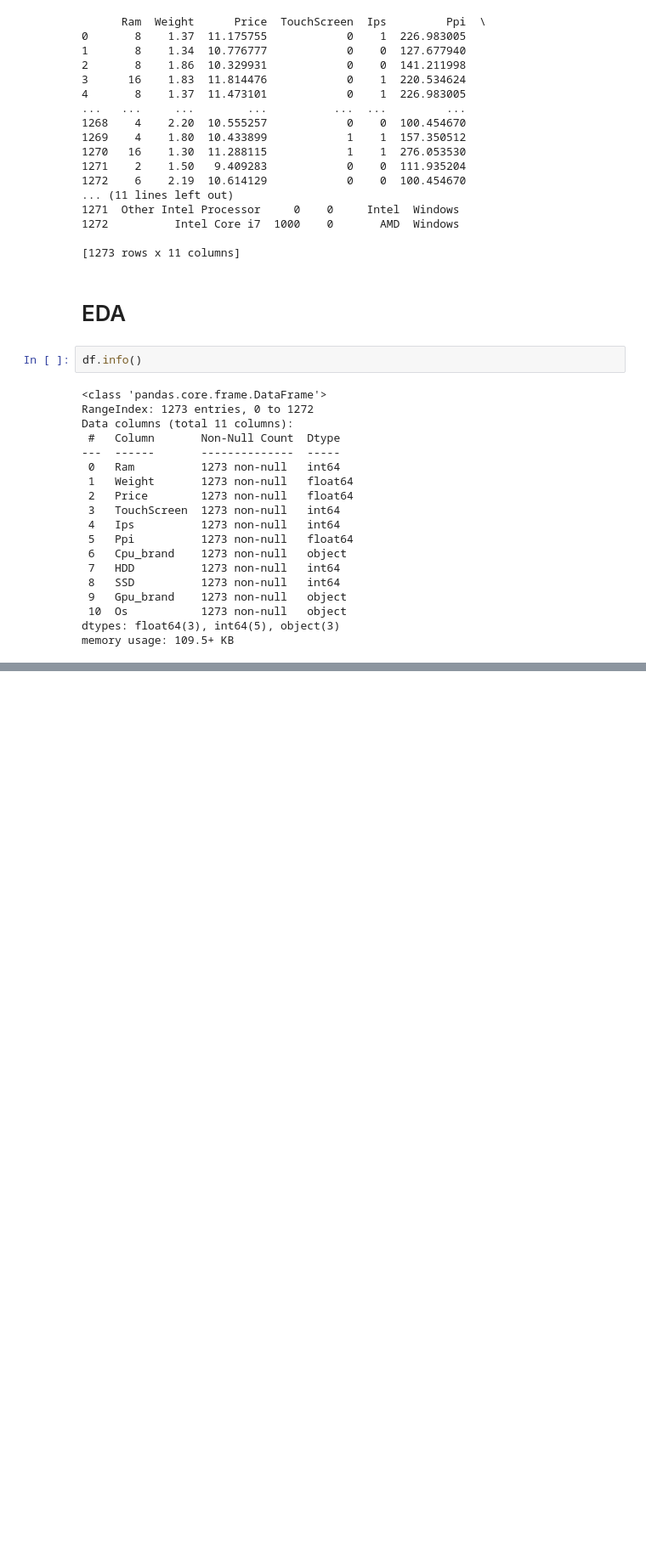
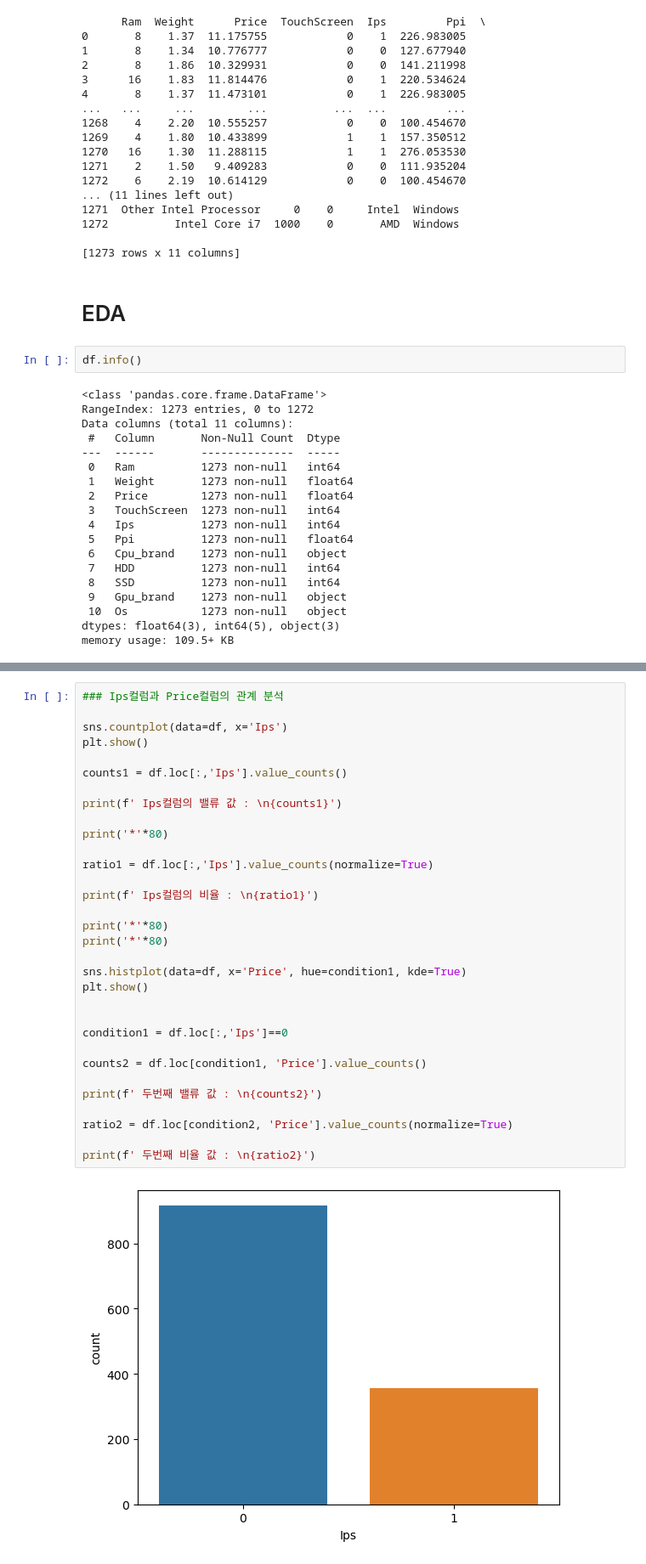
Before and after one commit to Nvuly/Laptop_Price_Prediction, a Jupyter notebook: Laptop_Price_Prediction.ipynb, the cells around one changed output, grey strips where cells are left out. Shown: that part at 85% size. Drawn from its saved outputs; the diff is of its cells as text; blank space fills up the shorter version.

```diff
--- a/Laptop_Price_Prediction.ipynb
+++ b/Laptop_Price_Prediction.ipynb
@@ -191,0 +315,34 @@ plt.show()
+# %%
+### Ips컬럼과 Price컬럼의 관계 분석
+
+sns.countplot(data=df, x='Ips')
+plt.show()
+
+counts1 = df.loc[:,'Ips'].value_counts()
+
+print(f' Ips컬럼의 밸류 값 : \n{counts1}')
+
+print('*'*80)
+
+ratio1 = df.loc[:,'Ips'].value_counts(normalize=True)
+
+print(f' Ips컬럼의 비율 : \n{ratio1}')
+
+print('*'*80)
+print('*'*80)
+
+sns.histplot(data=df, x='Price', hue=condition1, kde=True)
+plt.show()
+
+
+condition1 = df.loc[:,'Ips']==0
+
+counts2 = df.loc[condition1, 'Price'].value_counts()
+
+print(f' 두번째 밸류 값 : \n{counts2}')
+
+ratio2 = df.loc[condition2, 'Price'].value_counts(normalize=True)
+
+print(f' 두번째 비율 값 : \n{ratio2}')
+# %% [output]
+[figure, added]
```
Also changed, not shown: parts of 7 cells of this notebook.
